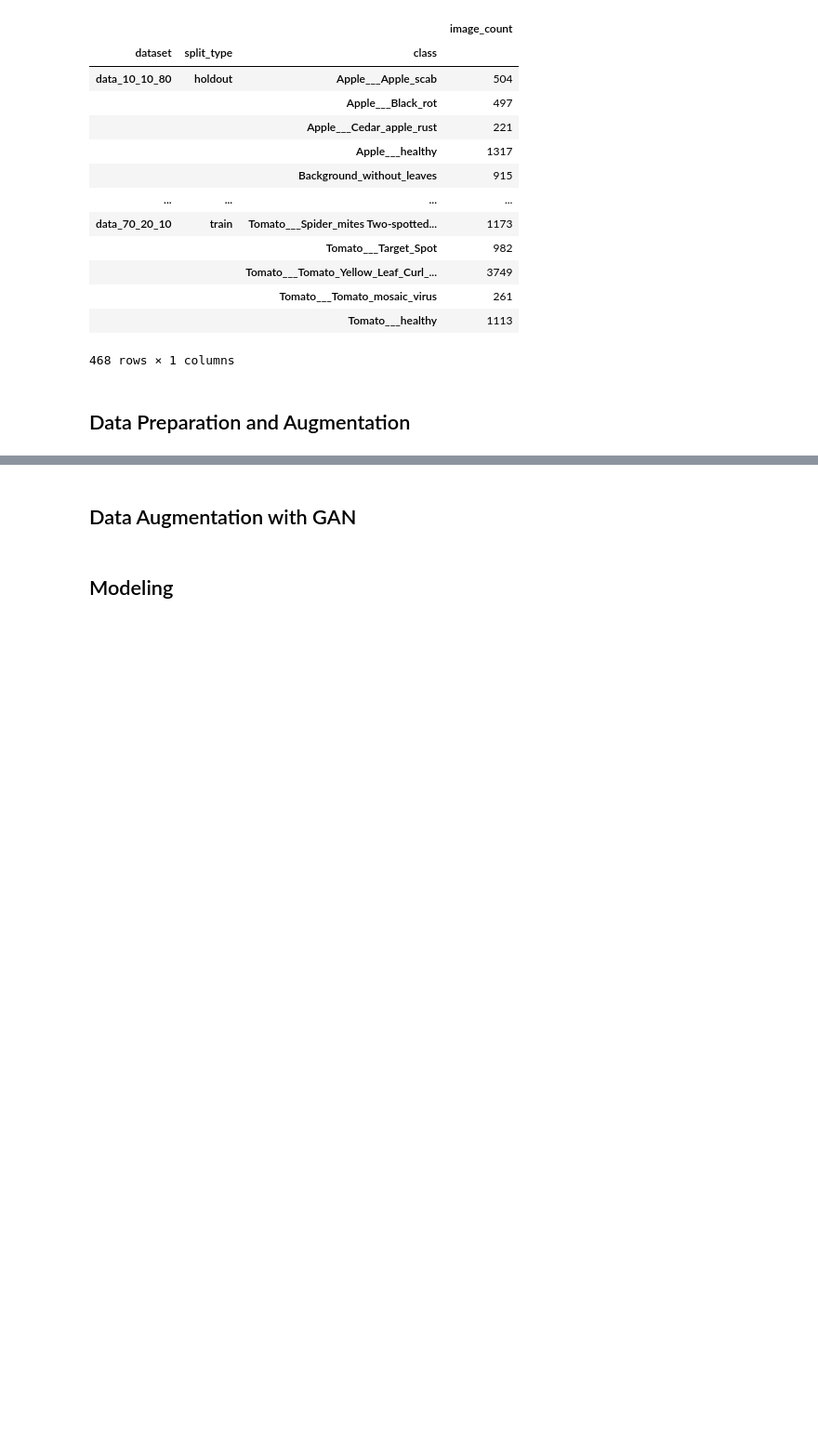
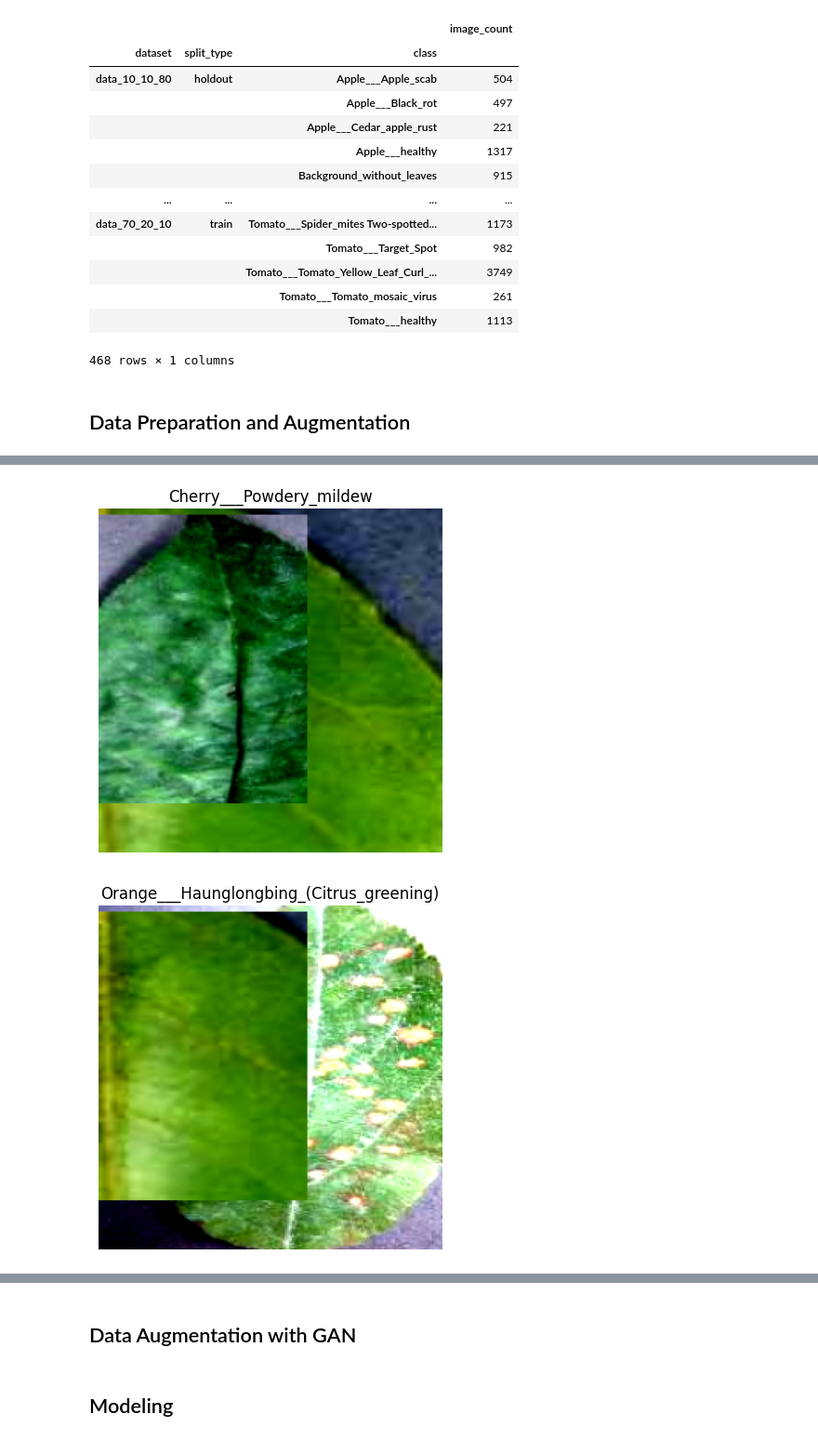
Before and after one commit to othmane-mahfoud/plant-disease-detection, a Jupyter notebook: main.ipynb, the cells around one changed output, grey strips where cells are left out. Shown at 93% size. Cells and saved outputs as stored; diff of their text form; code cells hidden in the pictures; blank space fills up the shorter version.

```diff
--- a/main.ipynb
+++ b/main.ipynb
@@ -152,0 +258,5 @@ len(train_dataloader_20_10_70_aug), len(train_dataloader_20_10_70), len(test_dat
+# %%
+display_img_sample(train_dataloader_10_10_80_cut, "Sample Cutmix Data with Labels", is_cutmix=True, sample_size=3)
+# %% [output]
+[figure, added]
+[figure, added]
```
Also changed, not shown: parts of 11 cells of this notebook, 1 other file.
